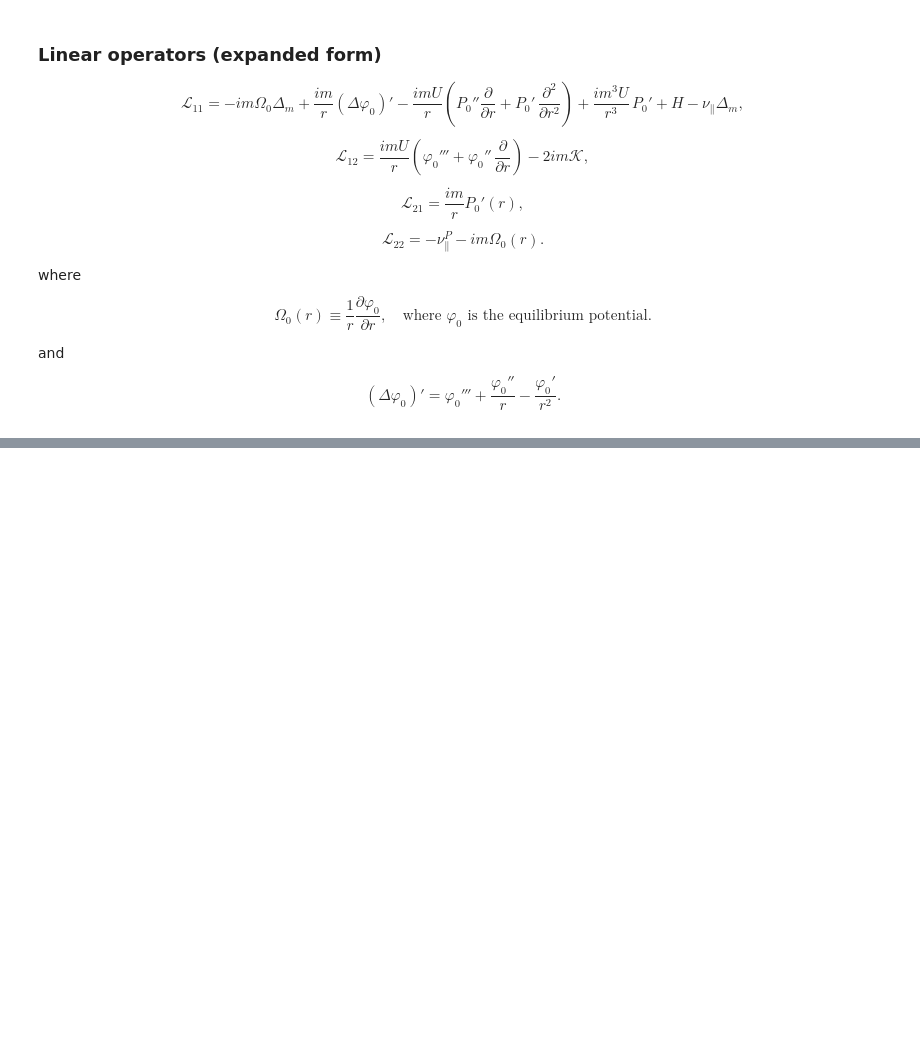
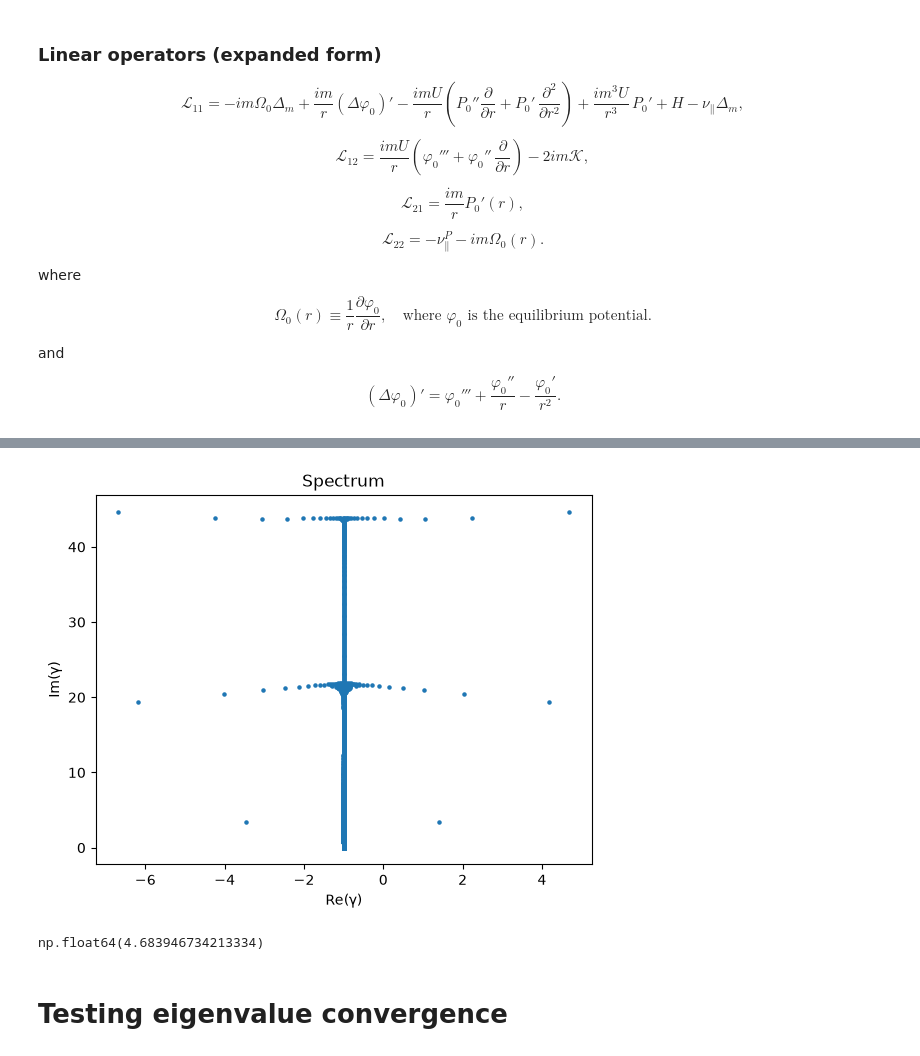
Before and after one commit to dnzy06/vortex-confinement, a Jupyter notebook: equation_setup.ipynb, the cells around one changed output, grey strips where cells are left out. Cells and saved outputs as stored; diff of their text form; code cells hidden in the pictures; blank space fills up the shorter version.

```diff
--- a/equation_setup.ipynb
+++ b/equation_setup.ipynb
@@ -268,0 +250,13 @@ plt.show()
+# %%
+plt.scatter(np.real(finite_evals), np.imag(finite_evals), s=5)
+plt.xlabel("Re(γ)"); plt.ylabel("Im(γ)")
+plt.title("Spectrum")
+plt.show()
+# %% [output]
+[figure, added]
+# %%
+np.max(np.real(finite_evals))
+# %% [output]
+np.float64(4.683946734213334)
+# %% [markdown]
+# Testing eigenvalue convergence
```
Also changed, not shown: parts of 9 cells of this notebook, 1 other file.
